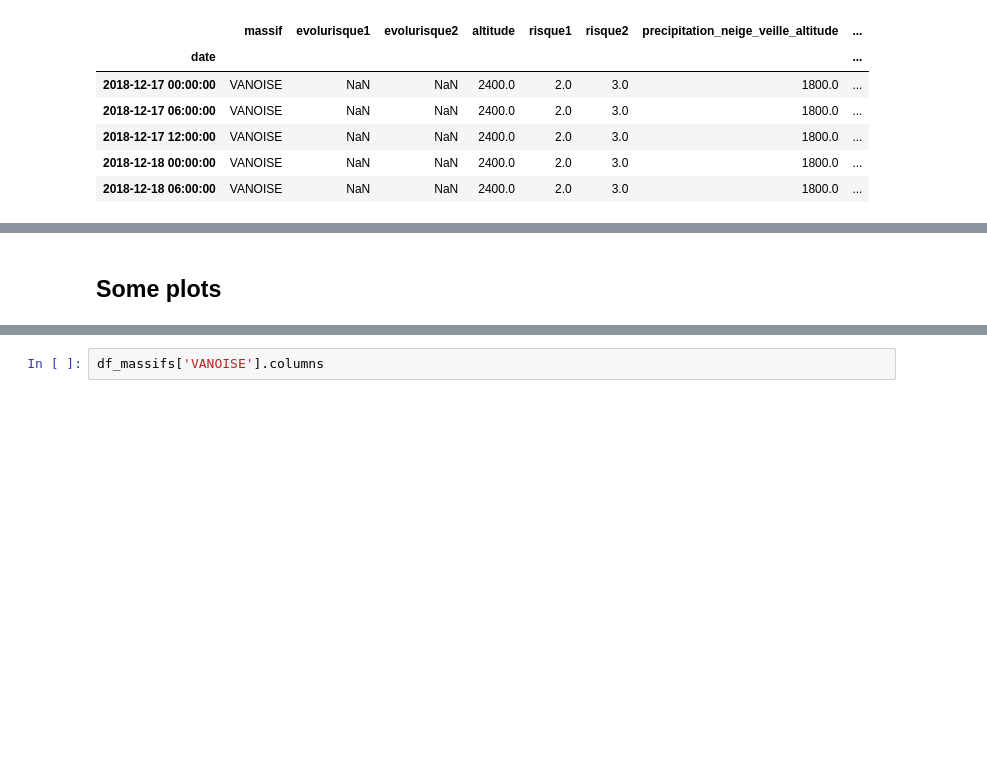
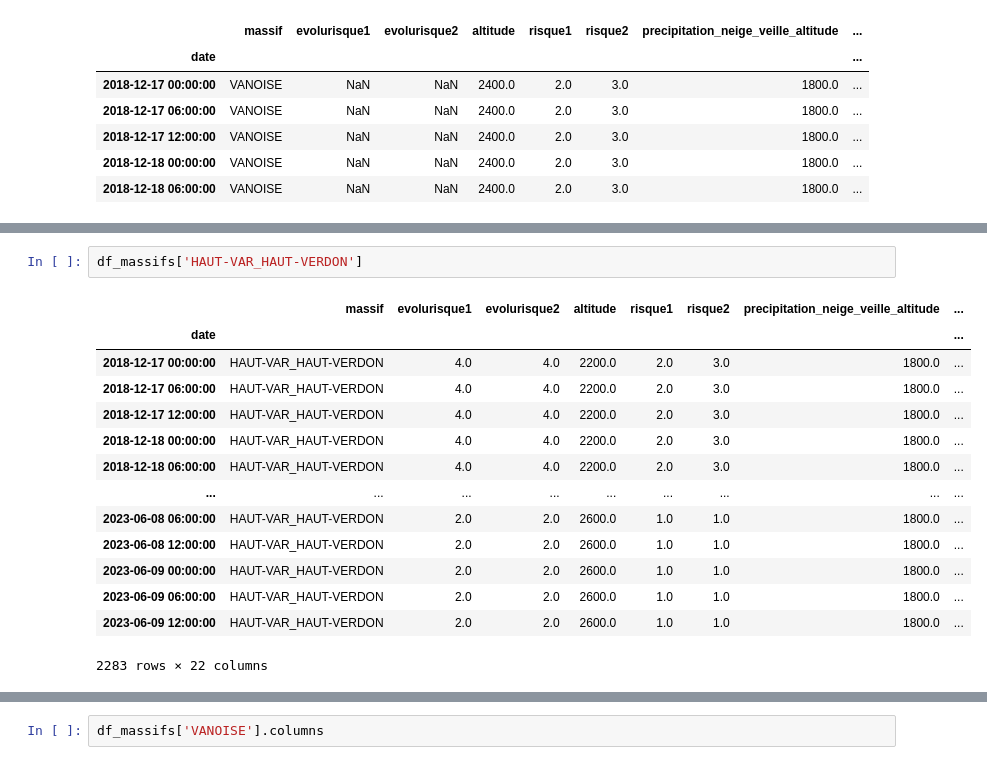
Before and after one commit to adevilde/avalanches_prediction, a Jupyter notebook: avalanche_starting_kit.ipynb, the cells around one changed output, grey strips where cells are left out. Saved outputs shown, nothing was run; the diff lists cells and outputs as text; blank space fills up the shorter version.

```diff
--- a/avalanche_starting_kit.ipynb
+++ b/avalanche_starting_kit.ipynb
@@ -943,2 +849,17 @@ See the caveats in the documentation: https://pandas.pydata.org/pandas-docs/stab
-# %% [markdown]
-## Some plots
+# %%
+df_massifs['HAUT-VAR_HAUT-VERDON']
+# %% [output]
+|  | massif | evolurisque1 | evolurisque2 | altitude | risque1 | risque2 | precipitation_neige_veille_altitude | ... |
+| date |  |  |  |  |  |  |  | ... |
+| 2018-12-17 00:00:00 | HAUT-VAR_HAUT-VERDON | 4.0 | 4.0 | 2200.0 | 2.0 | 3.0 | 1800.0 | ... |
+| 2018-12-17 06:00:00 | HAUT-VAR_HAUT-VERDON | 4.0 | 4.0 | 2200.0 | 2.0 | 3.0 | 1800.0 | ... |
+| 2018-12-17 12:00:00 | HAUT-VAR_HAUT-VERDON | 4.0 | 4.0 | 2200.0 | 2.0 | 3.0 | 1800.0 | ... |
+| 2018-12-18 00:00:00 | HAUT-VAR_HAUT-VERDON | 4.0 | 4.0 | 2200.0 | 2.0 | 3.0 | 1800.0 | ... |
+| 2018-12-18 06:00:00 | HAUT-VAR_HAUT-VERDON | 4.0 | 4.0 | 2200.0 | 2.0 | 3.0 | 1800.0 | ... |
+| ... | ... | ... | ... | ... | ... | ... | ... | ... |
+| 2023-06-08 06:00:00 | HAUT-VAR_HAUT-VERDON | 2.0 | 2.0 | 2600.0 | 1.0 | 1.0 | 1800.0 | ... |
+| 2023-06-08 12:00:00 | HAUT-VAR_HAUT-VERDON | 2.0 | 2.0 | 2600.0 | 1.0 | 1.0 | 1800.0 | ... |
+| 2023-06-09 00:00:00 | HAUT-VAR_HAUT-VERDON | 2.0 | 2.0 | 2600.0 | 1.0 | 1.0 | 1800.0 | ... |
+| 2023-06-09 06:00:00 | HAUT-VAR_HAUT-VERDON | 2.0 | 2.0 | 2600.0 | 1.0 | 1.0 | 1800.0 | ... |
+| 2023-06-09 12:00:00 | HAUT-VAR_HAUT-VERDON | 2.0 | 2.0 | 2600.0 | 1.0 | 1.0 | 1800.0 | ... |
+2283 rows × 22 columns
```
Also changed, not shown: parts of 16 cells of this notebook, 1 other file.
